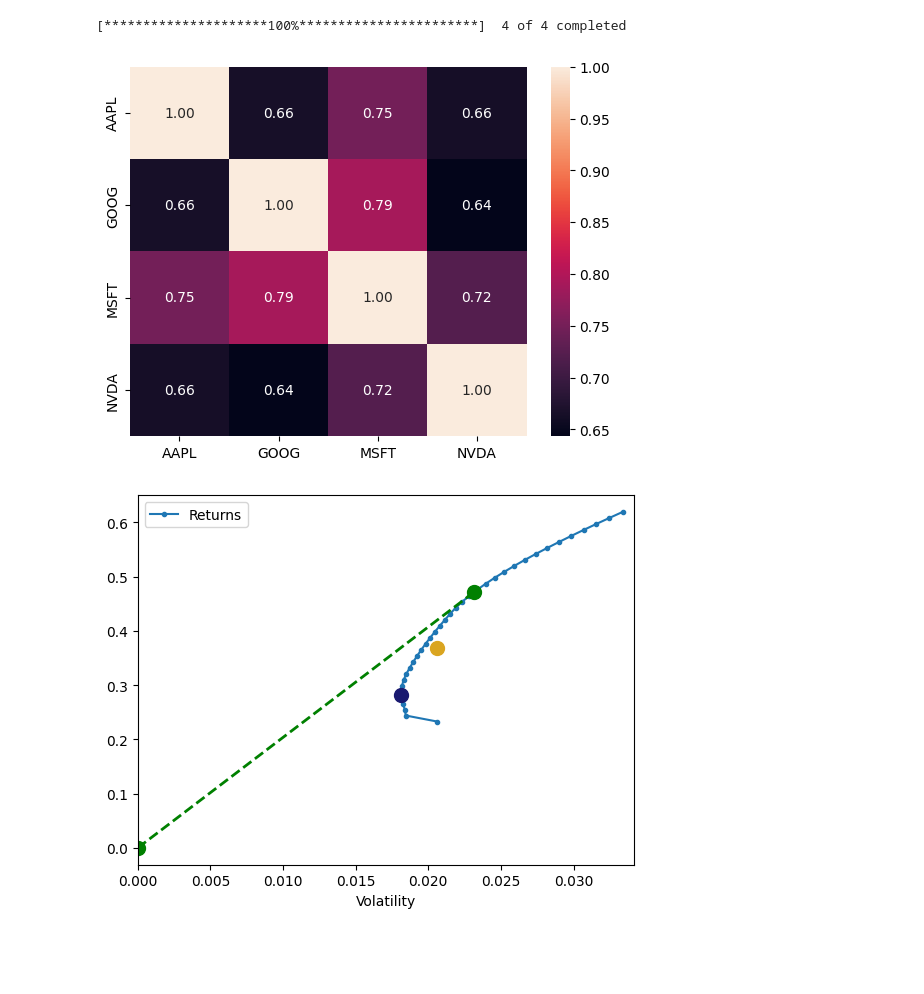
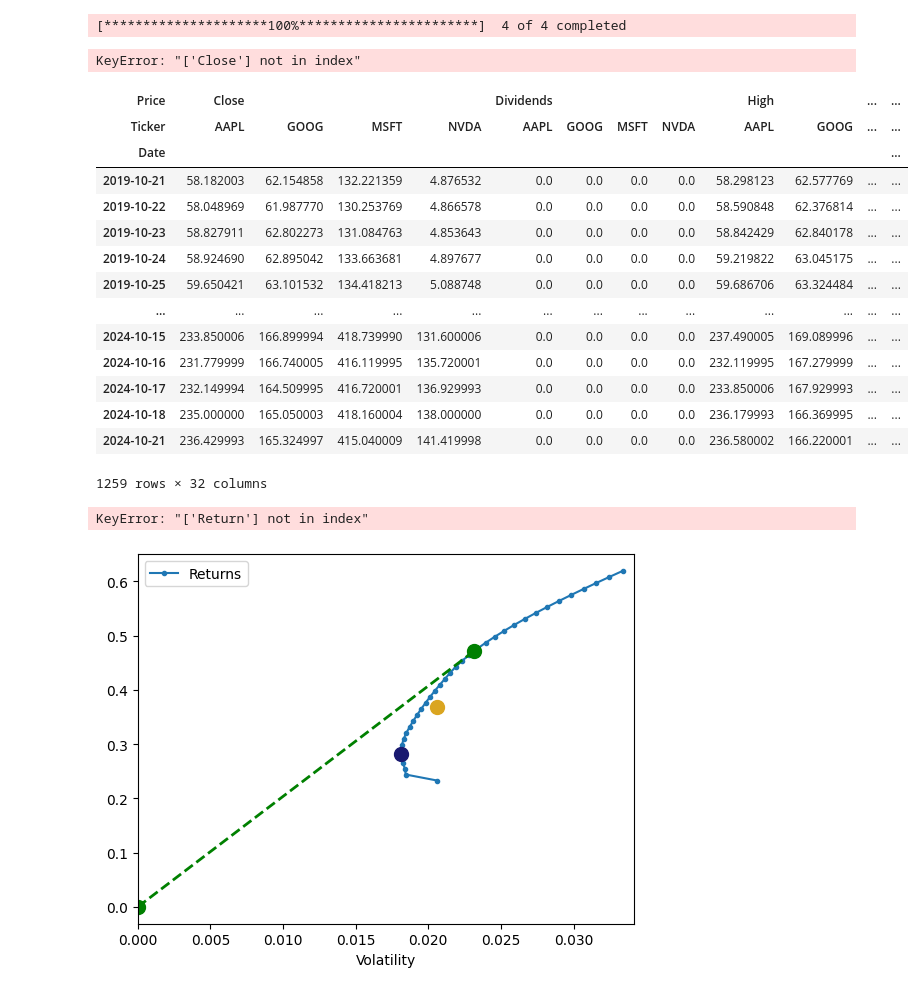
Before and after one commit to jlchereau/finance, a Jupyter notebook: Personal/portfolios.ipynb, the cells around one changed output. Cells and saved outputs as stored; diff of their text form; code cells hidden in the pictures; blank space fills up the shorter version.

```diff
--- a/Personal/portfolios.ipynb
+++ b/Personal/portfolios.ipynb
@@ -18,15 +18,37 @@ The autoreload extension is already loaded. To reload it, use:
 t = ["AAPL", "GOOG", "MSFT", "NVDA"]
 # %%
 f=data.Frequency.D
-y=3
+y=5
 ts=data.MultiTimeSeries(t, years=y, frequency=f)
 df=ts.history()
 # %% [output]
 [*********************100%***********************]  4 of 4 completed
+# %%
+df = df[['Close']].pct_change().rename(columns={'Close':'Return'})
+# %% [output]
+KeyError: "['Close'] not in index"
+# %%
+df
+# %% [output]
+| Price | Close |  |  |  | Dividends |  |  |  | High |  | ... | ... |
+| Ticker | AAPL | GOOG | MSFT | NVDA | AAPL | GOOG | MSFT | NVDA | AAPL | GOOG | ... | ... |
+| Date |  |  |  |  |  |  |  |  |  |  |  | ... |
+| 2019-10-21 | 58.182003 | 62.154858 | 132.221359 | 4.876532 | 0.0 | 0.0 | 0.0 | 0.0 | 58.298123 | 62.577769 | ... | ... |
+| 2019-10-22 | 58.048969 | 61.987770 | 130.253769 | 4.866578 | 0.0 | 0.0 | 0.0 | 0.0 | 58.590848 | 62.376814 | ... | ... |
+| 2019-10-23 | 58.827911 | 62.802273 | 131.084763 | 4.853643 | 0.0 | 0.0 | 0.0 | 0.0 | 58.842429 | 62.840178 | ... | ... |
+| 2019-10-24 | 58.924690 | 62.895042 | 133.663681 | 4.897677 | 0.0 | 0.0 | 0.0 | 0.0 | 59.219822 | 63.045175 | ... | ... |
+| 2019-10-25 | 59.650421 | 63.101532 | 134.418213 | 5.088748 | 0.0 | 0.0 | 0.0 | 0.0 | 59.686706 | 63.324484 | ... | ... |
+| ... | ... | ... | ... | ... | ... | ... | ... | ... | ... | ... | ... | ... |
+| 2024-10-15 | 233.850006 | 166.899994 | 418.739990 | 131.600006 | 0.0 | 0.0 | 0.0 | 0.0 | 237.490005 | 169.089996 | ... | ... |
+| 2024-10-16 | 231.779999 | 166.740005 | 416.119995 | 135.720001 | 0.0 | 0.0 | 0.0 | 0.0 | 232.119995 | 167.279999 | ... | ... |
+| 2024-10-17 | 232.149994 | 164.509995 | 416.720001 | 136.929993 | 0.0 | 0.0 | 0.0 | 0.0 | 233.850006 | 167.929993 | ... | ... |
+| 2024-10-18 | 235.000000 | 165.050003 | 418.160004 | 138.000000 | 0.0 | 0.0 | 0.0 | 0.0 | 236.179993 | 166.369995 | ... | ... |
+| 2024-10-21 | 236.429993 | 165.324997 | 415.040009 | 141.419998 | 0.0 | 0.0 | 0.0 | 0.0 | 236.580002 | 166.220001 | ... | ... |
+1259 rows × 32 columns
 # %%
 ts.plot_corr()
 # %% [output]
-[figure, removed]
+KeyError: "['Return'] not in index"
 # %%
 ts.plot_ef()
 # %% [output]
```
Also changed, not shown: 47 other files.
